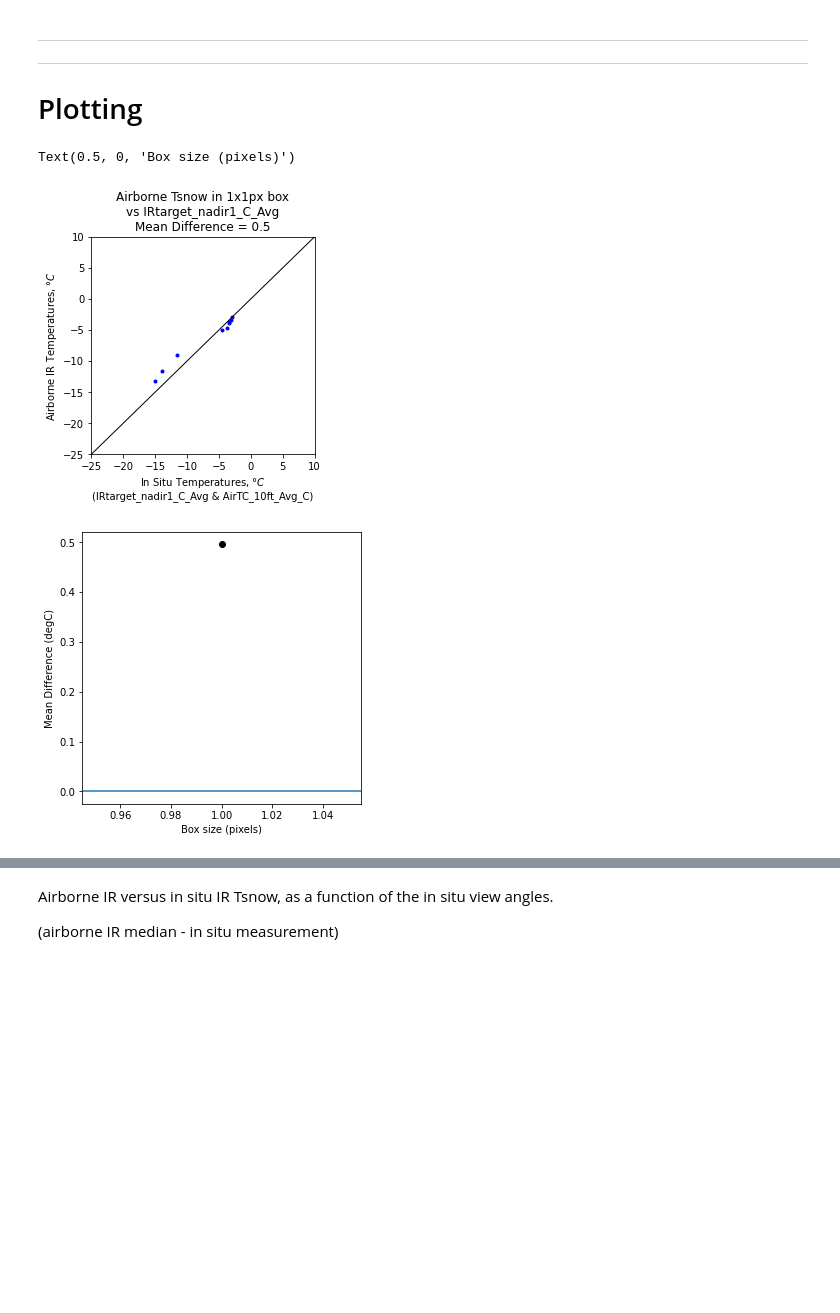
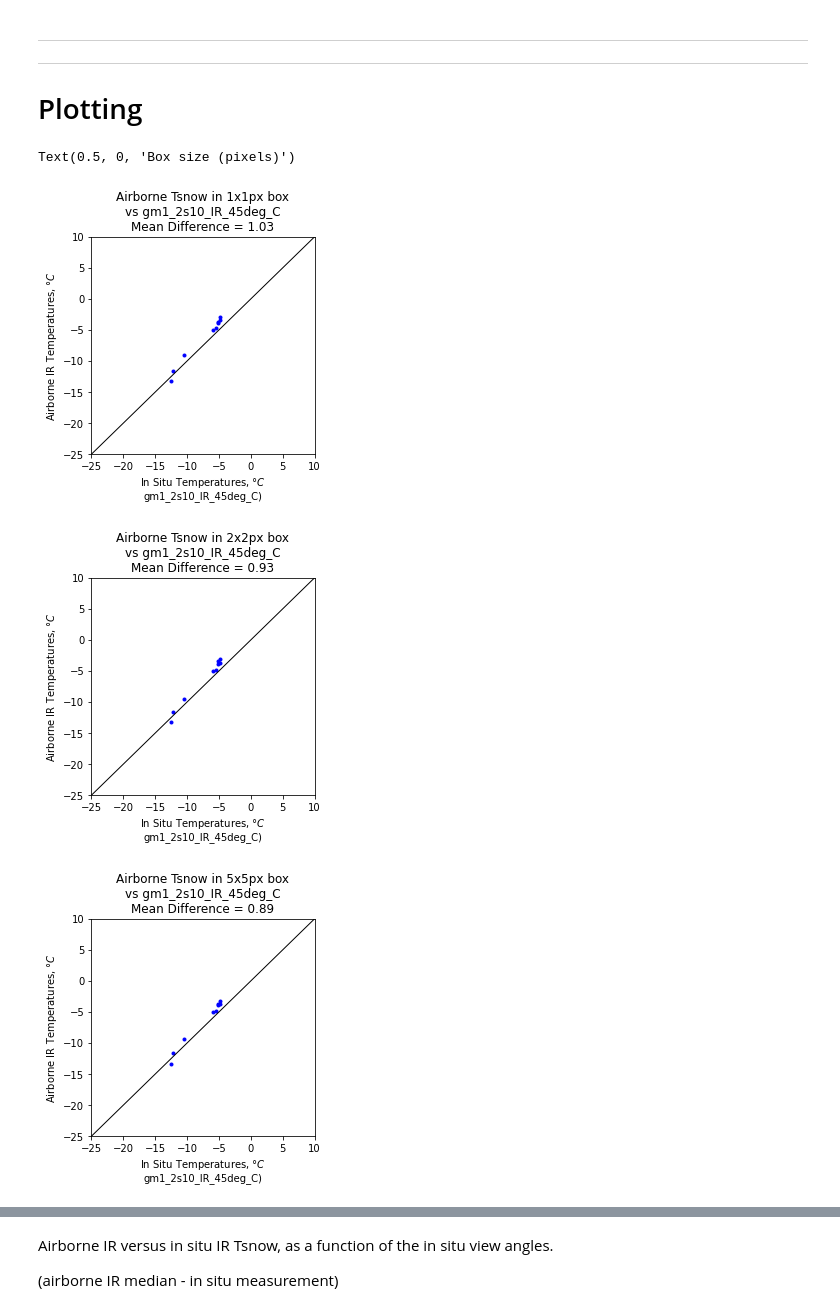
Before and after one commit to spestana/snowex2020, a Jupyter notebook: airborne_ir_feb8.ipynb, the cells around one changed output, grey strips where cells are left out. Drawn from its saved outputs; the diff is of its cells as text; code cells hidden in the pictures; blank space fills up the shorter version.

Commit message:
Update plotting for paper

```diff
--- a/airborne_ir_feb8.ipynb
+++ b/airborne_ir_feb8.ipynb
@@ -255,0 +234,3 @@ See the caveats in the documentation: https://pandas.pydata.org/pandas-docs/stab
+# %%
+df_merged = pd.read_csv(r'C:\Users\steve\OneDrive\Documents\School Stuff\UW\Mountain Hydrology Research Group\MountainGOES\Mountain GOES Paper\Paper 2 - satellite vs ground\GOES-16_ABI_data\merged_datasets.csv')
+df_merged.set_index(pd.to_datetime(df_merged.datetime), inplace=True)
@@ -289,49 +289,70 @@ mean_differences = []
 
 
 # set the spatial extent for looking at the exact "point"
-n_pixels_list = [1]#, 2, 5, 10, 25, 50, 100]
+n_pixels_list = [1, 2, 5, 10, 25, 50, 100]
 
 
 for n_pixels in n_pixels_list:
     point_window = n_pixels*2.5 # must be >= 2.5 meters in order to capture at least one pixel
+    x = point_window
+    if target == 'mesa west':
+        # mesa west tree stand area
+        utm_xmin, utm_xmax = mesa_west_df.geometry.x.values[0]-x, mesa_west_df.geometry.x.values[0]+x #221800-x, 221800+x
+        utm_ymin, utm_ymax = mesa_west_df.geometry.y.values[0]-x, mesa_west_df.geometry.y.values[0]+x #4325500-x, 4325500+x
+    if target == 'snow pit':
+        # snow pit 2s10 area
+        utm_xmin, utm_xmax = snow_pit_df.geometry.x.values[0]-x, snow_pit_df.geometry.x.values[0]+x #221800-x, 221800+x
+        utm_ymin, utm_ymax = snow_pit_df.geometry.y.values[0]-x, snow_pit_df.geometry.y.values[0]+x
+
+
+
+
     point_temps = []
     for time_index, time_step in enumerate(ds.time):
             # get temperature right at our ground point
             if target == 'mesa west':
                 # mesa west
-                point_temp_C = ds.STCtemp.sel(x=slice(mesa_west_df.geometry.x.values[0]-point_window, mesa_west_df.geometry.x.values[0]+point_window)
-                                      ,y=slice(mesa_west_df.geometry.y.values[0]-point_window, mesa_west_df.geometry.y.values[0]+point_window),
-                                      time=time_step).values
+                point_temp_C = ds.STCtemp.sel(x=slice(utm_xmin, utm_xmax),y=slice(utm_ymin, utm_ymax), time=time_step).values
             if target == 'snow pit':
                 # snow pit
-                point_temp_C = ds.STCtemp.sel(x=slice(snow_pit_df.geometry.x.values[0]-point_window, snow_pit_df.geometry.x.values[0]+point_window)
-                                      ,y=slice(snow_pit_df.geometry.y.values[0]-point_window, snow_pit_df.geometry.y.values[0]+point_window),
-                                      time=time_step).values
+                point_temp_C = ds.STCtemp.sel(x=slice(utm_xmin, utm_xmax),y=slice(utm_ymin, utm_ymax), time=time_step).values
+
             point_temps.append(point_temp_C)
 
     point_temps = np.array(point_temps)
     point_temps_removed_nans = point_temps[~np.isnan(point_temps)]
     point_temps_half_range = np.max(point_temps_removed_nans) - np.min(point_temps_removed_nans)
 
-    mean_difference = np.nanmean(np.nanmean(point_temps, axis=(1,2)) - mean_IRtarget_nadir1_C_Avg)
+    fig, ax = plt.subplots(figsize=(4,4))
 
-    fig, ax = plt.subplots(figsize=(4,4))
-    ax.plot(mean_IRtarget_nadir1_C_Avg, np.nanmean(point_temps, axis=(1,2)), '.b')
+    if target == 'mesa west':
+        mean_difference = np.nanmean(np.nanmean(point_temps, axis=(1,2)) - np.array(mean_AirTC_20ft_Avg_C))
+        ax.plot(mean_AirTC_20ft_Avg_C, np.nanmean(point_temps, axis=(1,2)), '.b')
+        ax.set_xlabel('In Situ Temperatures, $\degree C$\nAirTC_20ft_Avg_C)')
+        ax.set_ylabel('Airborne IR Temperatures, $\degree C$')
+        ax.set_title(f'Airborne Tsnow in {n_pixels}x{n_pixels}px box\nvs AirTC_20ft_Avg_C\nMean Difference = {np.round(mean_difference,2)}')
+
+    if target == 'snow pit':
+        mean_difference = np.nanmean(np.nanmean(point_temps, axis=(1,2)) - np.array(gm1_2s10_IR_45deg_C))
+        ax.plot(gm1_2s10_IR_45deg_C, np.nanmean(point_temps, axis=(1,2)), '.b')
+        ax.set_xlabel('In Situ Temperatures, $\degree C$\ngm1_2s10_IR_45deg_C)')
+        ax.set_ylabel('Airborne IR Temperatures, $\degree C$')
+        ax.set_title(f'Airborne Tsnow in {n_pixels}x{n_pixels}px box\nvs gm1_2s10_IR_45deg_C\nMean Difference = {np.round(mean_difference,2)}')
+
+
     ax.plot([-25,25],[-25,25],linestyle='-', linewidth=1,color='k')
     ax.set_ylim((-25,10))
     ax.set_xlim((-25,10))
-    ax.set_xlabel('In Situ Temperatures, $\degree C$\n(IRtarget_nadir1_C_Avg & AirTC_10ft_Avg_C)')
-    ax.set_ylabel('Airborne IR Temperatures, $\degree C$')
-    ax.set_title(f'Airborne Tsnow in {n_pixels}x{n_pixels}px box\nvs IRtarget_nadir1_C_Avg\nMean Difference = {np.round(mean_difference,2)}')
 
     mean_differences.append(mean_difference)
 
 fig, ax = plt.subplots(figsize=(5,5))
 ax.plot(n_pixels_list, mean_differences, 'ko')
 ax.axhline(0)
 ax.set_ylabel('Mean Difference (degC)')
 ax.set_xlabel('Box size (pixels)')
 # %% [output]
 Text(0.5, 0, 'Box size (pixels)')
-[figure, old version]
+[figure, new version]
-[figure, old version]
+[figure, new version]
+[figure, added]
```
Also changed, not shown: parts of 31 cells of this notebook, 1 other file.
